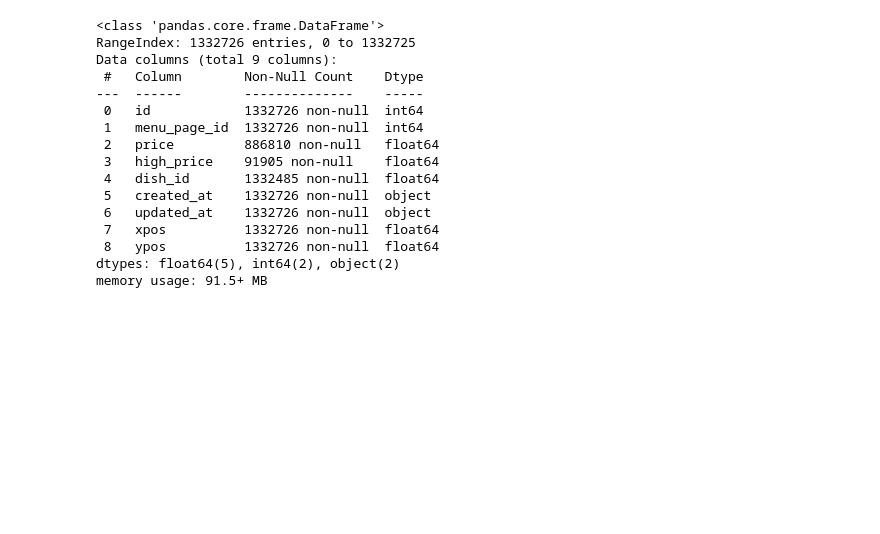
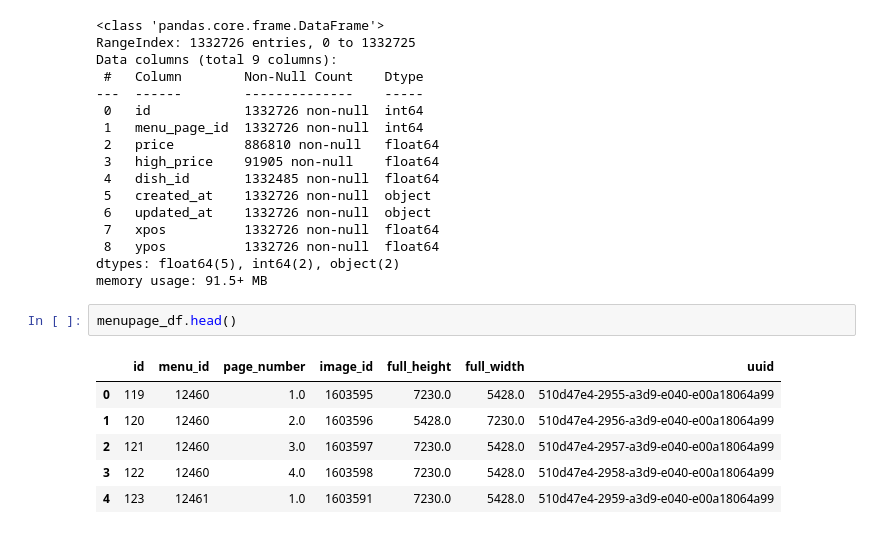
Before and after one commit to brendanpshea/data_clean_nypl, a Jupyter notebook: New_York_Public_Library_Menus_EDA.ipynb, the cells around one changed output. Cells and saved outputs as stored; diff of their text form; blank space fills up the shorter version.

```diff
--- a/New_York_Public_Library_Menus_EDA.ipynb
+++ b/New_York_Public_Library_Menus_EDA.ipynb
@@ -298,3 +299,12 @@ Data columns (total 9 columns):
  8   ypos          1332726 non-null  float64
 dtypes: float64(5), int64(2), object(2)
 memory usage: 91.5+ MB
+# %%
+menupage_df.head()
+# %% [output]
+|  | id | menu_id | page_number | image_id | full_height | full_width | uuid |
+| 0 | 119 | 12460 | 1.0 | 1603595 | 7230.0 | 5428.0 | 510d47e4-2955-a3d9-e040-e00a18064a99 |
+| 1 | 120 | 12460 | 2.0 | 1603596 | 5428.0 | 7230.0 | 510d47e4-2956-a3d9-e040-e00a18064a99 |
+| 2 | 121 | 12460 | 3.0 | 1603597 | 7230.0 | 5428.0 | 510d47e4-2957-a3d9-e040-e00a18064a99 |
+| 3 | 122 | 12460 | 4.0 | 1603598 | 7230.0 | 5428.0 | 510d47e4-2958-a3d9-e040-e00a18064a99 |
+| 4 | 123 | 12461 | 1.0 | 1603591 | 7230.0 | 5428.0 | 510d47e4-2959-a3d9-e040-e00a18064a99 |
```
Also changed, not shown: parts of 3 cells of this notebook.
